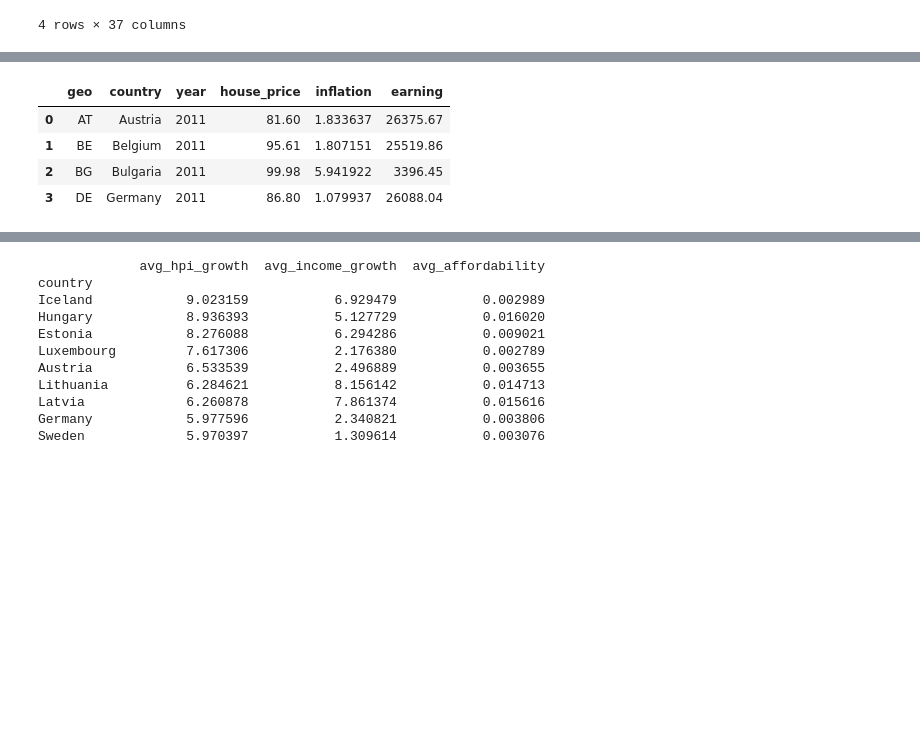
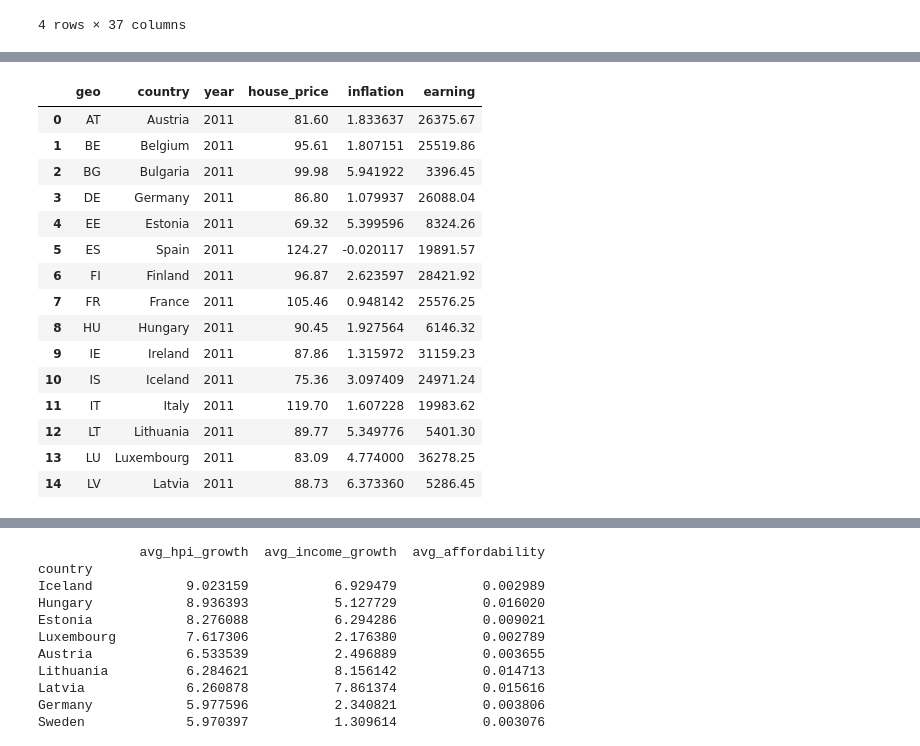
Before and after one commit to tihitnag/inflation-house-price-for-eu-, a Jupyter notebook: house_price.ipynb, the cells around one changed output, grey strips where cells are left out. Drawn from its saved outputs; the diff is of its cells as text; code cells hidden in the pictures; blank space fills up the shorter version.

```diff
--- a/house_price.ipynb
+++ b/house_price.ipynb
@@ -195,31 +196,42 @@ merged.columns
 # %%
 # Convert wide to long for house prices, inflation, and earnings
 house_price = merged.melt(id_vars=['geo','country'],
                           value_vars=[col for col in merged.columns if 'house_price' in col],
                           var_name='year', value_name='house_price')
 
 inflation = merged.melt(id_vars=['geo','country'],
                         value_vars=[col for col in merged.columns if 'inflation' in col],
                         var_name='year', value_name='inflation')
 
 earning = merged.melt(id_vars=['geo','country'],
                       value_vars=[col for col in merged.columns if 'earning' in col],
                       var_name='year', value_name='earning')
 
 # Clean up year column
 for df in [house_price, inflation, earning]:
     df['year'] = df['year'].str.extract(r'(\d{4})').astype(int)
 df['earning'] = df['earning'].replace({',': ''}, regex=True).astype(float)
 
 # Merge them together
 df_long = house_price.merge(inflation, on=['geo','country','year']).merge(earning, on=['geo','country','year'])
-df_long.head(4)
+df_long.head(15)
 # %% [output]
 |  | geo | country | year | house_price | inflation | earning |
 | 0 | AT | Austria | 2011 | 81.60 | 1.833637 | 26375.67 |
 | 1 | BE | Belgium | 2011 | 95.61 | 1.807151 | 25519.86 |
 | 2 | BG | Bulgaria | 2011 | 99.98 | 5.941922 | 3396.45 |
 | 3 | DE | Germany | 2011 | 86.80 | 1.079937 | 26088.04 |
+| 4 | EE | Estonia | 2011 | 69.32 | 5.399596 | 8324.26 |
+| 5 | ES | Spain | 2011 | 124.27 | -0.020117 | 19891.57 |
+| 6 | FI | Finland | 2011 | 96.87 | 2.623597 | 28421.92 |
+| 7 | FR | France | 2011 | 105.46 | 0.948142 | 25576.25 |
+| 8 | HU | Hungary | 2011 | 90.45 | 1.927564 | 6146.32 |
+| 9 | IE | Ireland | 2011 | 87.86 | 1.315972 | 31159.23 |
+| 10 | IS | Iceland | 2011 | 75.36 | 3.097409 | 24971.24 |
+| 11 | IT | Italy | 2011 | 119.70 | 1.607228 | 19983.62 |
+| 12 | LT | Lithuania | 2011 | 89.77 | 5.349776 | 5401.30 |
+| 13 | LU | Luxembourg | 2011 | 83.09 | 4.774000 | 36278.25 |
+| 14 | LV | Latvia | 2011 | 88.73 | 6.373360 | 5286.45 |
 # %%
 import matplotlib.pyplot as plt
 country = "DE"  # Example: Germany
```
Also changed, not shown: parts of 15 cells of this notebook.
